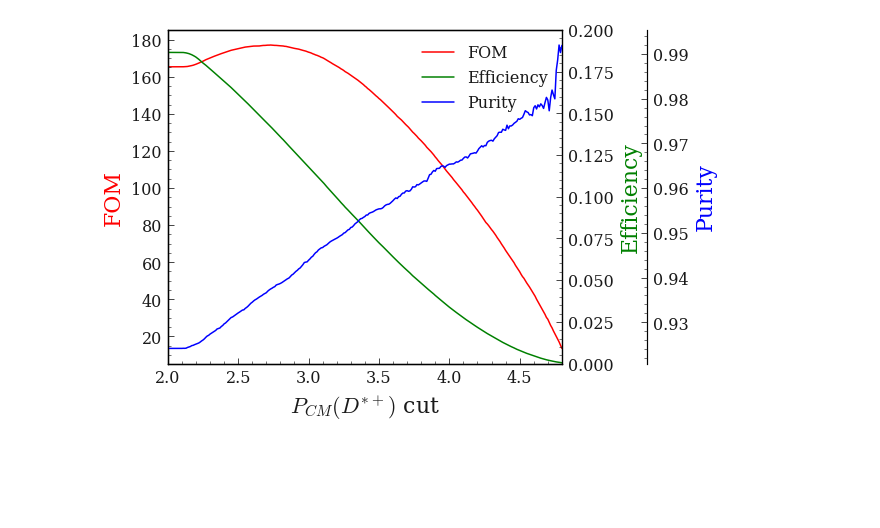
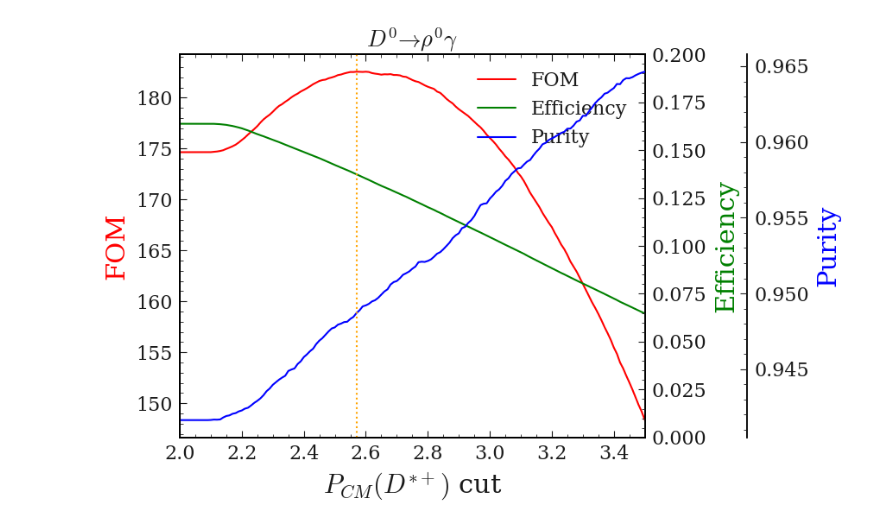
Before and after one commit to jykim-physics/DRAW_and_FITTING, a Jupyter notebook: main/DRAW_1D/kekcc_rhog.ipynb, the cells around one changed output. Saved outputs shown, nothing was run; the diff lists cells and outputs as text; code cells hidden in the pictures; blank space fills up the shorter version.

```diff
--- a/main/DRAW_1D/kekcc_rhog.ipynb
+++ b/main/DRAW_1D/kekcc_rhog.ipynb
@@ -43,7 +44,7 @@ base_filter='Pis_charge==1 && D0_M>1.67 && D0_M<2.06 '
 
 #ccbar_filter='Pi0_Prob<0.9 && D0_M>1.67 && D0_M<2.06 && (iCascDcyBrP_D0_0 !=0 ) && (phi_rank_Dstp ==1)'
 
-variables=['D0_M','D0_cosHel_0','Rho_M','Dstarp_Q','Dstarp_CMS_p','Pi0_Prob']
+variables=['D0_M','D0_cosHel_0','Rho_M','Dstarp_Q','Dstarp_CMS_p','Pi0_Prob','Rho_CMS_p','Rho_pt']
 tree='rho'
 # %%
 pd_phigamma_ccbar = get_pd(file=phigamma_ccbar, tree=tree,base_filter=base_filter,variables=variables)
@@ -434,7 +444,7 @@ def calculate_purity( bkg_pd, sig_pd, cut_list):
 
     return purity_list
 # %%
-FOM_cut_list = np.linspace(2,4.8,281)
+FOM_cut_list = np.linspace(2,3.5,151)
 # %%
 phig_bkg_pre_ext_all = pd.concat([phig_pre_extraction_ccbar,
                                 phig_pre_extraction_uubar,
@@ -444,7 +454,9 @@ phig_bkg_pre_ext_all = pd.concat([phig_pre_extraction_ccbar,
                                 phig_pre_extraction_mixed,
                                 phig_pre_extraction_taupair], ignore_index=True)
 # %%
-sigMC_file_loc = '/group/belle/users/jaeyoung/storage/01_recon/rho/trainv2_pre_signalMC_recon_mdst_rho.root'
+#sigMC_file_loc = '/media/jykim/T7/storage/01_recon/rho/gE_700MEV_signalMC_recon_mdst_rho.root'
+sigMC_file_loc = '/media/jykim/T7/storage/01_recon/rho/trainv2new_pre_extraction_signalMC_recon_mdst_rho.root'
+
 base_filter='Pis_charge==1 && D0_M>1.67 && D0_M<2.06 && Dstarp_isSignal==1 && abs(Rho_M - 0.77526)< 0.125 && abs(Dstarp_Q-0.00593)<0.0010'
 variables=['D0_M','D0_cosHel_0','Rho_M','Dstarp_Q','Dstarp_CMS_p','Dstarp_isSignal']
 tree='rho'
@@ -465,5 +477,8 @@ plt.plot(FOM_cut_list,eff_phig_list);
 # %%
-sigMC_file_loc = '/group/belle/users/jaeyoung/storage/01_recon/rho/trainv2_pre_signalMC_recon_mdst_rho.root'
+# sigMC_file_loc = '/group/belle/users/jaeyoung/storage/01_recon/rho/trainv2_pre_signalMC_recon_mdst_rho.root'
+# sigMC_file_loc = '/media/jykim/T7/storage/01_recon/rho/gE_700MEV_signalMC_recon_mdst_rho.root'
+sigMC_file_loc = '/media/jykim/T7/storage/01_recon/rho/trainv2new_pre_extraction_signalMC_recon_mdst_rho.root'
+
 base_filter='Pis_charge==1 && D0_M>1.67 && D0_M<2.06  && abs(Rho_M - 0.77526)< 0.125 && abs(Dstarp_Q-0.00593)<0.0010'
 variables=['D0_M','D0_cosHel_0','Rho_M','Dstarp_Q','Dstarp_CMS_p','Dstarp_isSignal']
 tree='rho'
@@ -491,7 +506,7 @@ par1 = host.twinx()
 par2 = host.twinx()
 
 
-host.set_xlim(2, 4.8)
+host.set_xlim(2, 3.5)
 # host.set_ylim(0, 2)
 # par2.set_ylim(0, 4)
 par1.set_ylim(0,0.20 )
@@ -517,35 +532,38 @@ p1, = host.plot(FOM_cut_list, FOM_phig_list,    color=color1, label="FOM")
 p2, = par1.plot(FOM_cut_list, eff_phig_list,    color=color2, label="Efficiency")
 p3, = par2.plot(FOM_cut_list, purity_phig_list, color=color3, label="Purity")
 
 lns = [p1, p2, p3]
-host.legend(handles=lns, loc='best')
+host.legend(handles=lns, loc='upper right')
 
 # right, left, top, bottom
 offset = 85
 par2.spines['right'].set_position(('outward', offset))
 
 # no x-ticks
 # par2.xaxis.set_ticks([])
 
 # Sometimes handy, same for xaxis
 # par2.yaxis.set_ticks_position('right')
 
 # Move "Velocity"-axis to the left
 # par2.spines['left'].set_position(('outward', 60))
 # par2.spines['left'].set_visible(True)
 # par2.yaxis.set_label_position('left')
 # par2.yaxis.set_ticks_position('left')
 
 host.yaxis.label.set_color(p1.get_color())
 par1.yaxis.label.set_color(p2.get_color())
 par2.yaxis.label.set_color(p3.get_color())
 
+plt.title(r'$D^0 \to \rho^0 \gamma$')
+plt.axvline(x=2.57,  color='orange', linestyle='dotted')
+
 # Adjust spacings w.r.t. figsize
 fig.tight_layout()
 # Alternatively: bbox_inches='tight' within the plt.savefig function
 #                (overwrites figsize)
 # %% [output]
-[figure, old version]
+[figure, new version]
 # %%
 max_index= FOM_phig_list.index(max(FOM_phig_list))
 FOM_cut_list[max_index]
```
Also changed, not shown: parts of 24 cells of this notebook, 12 other files.
